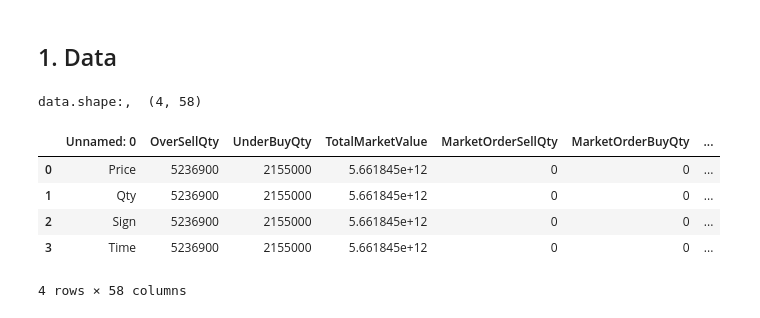
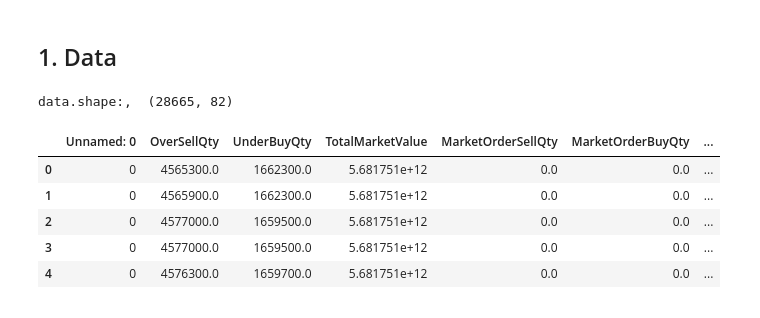
Before and after one commit to newini/auto-stock-transactor, a Jupyter notebook: books/analysis.ipynb, the cells around one changed output. Saved outputs shown, nothing was run; the diff lists cells and outputs as text; code cells hidden in the pictures.

Commit message:
Updated to save as csv and read

```diff
--- a/books/analysis.ipynb
+++ b/books/analysis.ipynb
@@ -3,18 +3,32 @@
 # %% [markdown]
 ## 0. Preparation
 # %%
+import urllib.request
+import json
+import matplotlib.pyplot as plt
+plt.rcParams['figure.figsize'] = (14, 8)
+#plt.rc('font', family='Cascadia Code PL')
+import numpy as np
 import pandas as pd
+pd.options.plotting.backend = 'matplotlib' # "plotly"
+pd.set_option('display.max_columns', 0)
+import pprint
+pp = pprint.PrettyPrinter(indent=4)
+
+BASEURL = 'http://localhost:18080/kabusapi/'
+BASEURL_TEST = 'http://localhost:18081/kabusapi/'
 # %% [markdown]
 ## 1. Data
 # %%
-data = pd.read_csv('push.csv')
+data = pd.read_csv('push_data.csv')
 print('data.shape:, ', data.shape)
+data['CurrentPriceTime'] = pd.to_datetime(data['CurrentPriceTime'])
 data.head()
 # %% [output]
-data.shape:,  (4, 58)
+data.shape:,  (28665, 82)
 |  | Unnamed: 0 | OverSellQty | UnderBuyQty | TotalMarketValue | MarketOrderSellQty | MarketOrderBuyQty | ... |
-| 0 | Price | 5236900 | 2155000 | 5.661845e+12 | 0 | 0 | ... |
-| 1 | Qty | 5236900 | 2155000 | 5.661845e+12 | 0 | 0 | ... |
-| 2 | Sign | 5236900 | 2155000 | 5.661845e+12 | 0 | 0 | ... |
-| 3 | Time | 5236900 | 2155000 | 5.661845e+12 | 0 | 0 | ... |
+| 0 | 0 | 4565300.0 | 1662300.0 | 5.681751e+12 | 0.0 | 0.0 | ... |
+| 1 | 0 | 4565900.0 | 1662300.0 | 5.681751e+12 | 0.0 | 0.0 | ... |
+| 2 | 0 | 4577000.0 | 1659500.0 | 5.681751e+12 | 0.0 | 0.0 | ... |
+| 3 | 0 | 4577000.0 | 1659500.0 | 5.681751e+12 | 0.0 | 0.0 | ... |
+| 4 | 0 | 4576300.0 | 1659700.0 | 5.681751e+12 | 0.0 | 0.0 | ... |
-4 rows × 58 columns
```
Also changed, not shown: parts of 1 cell of this notebook, 2 other files.
